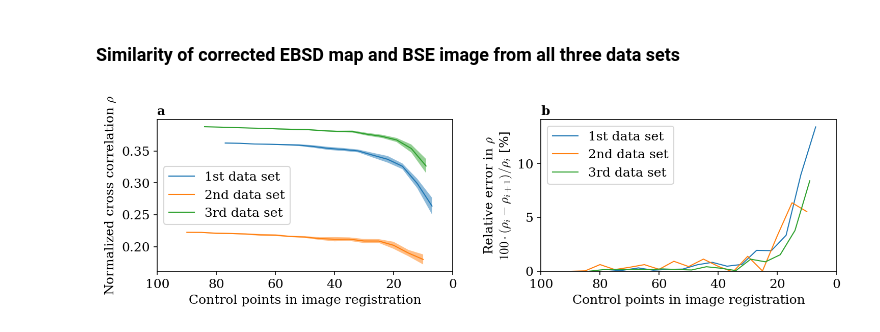
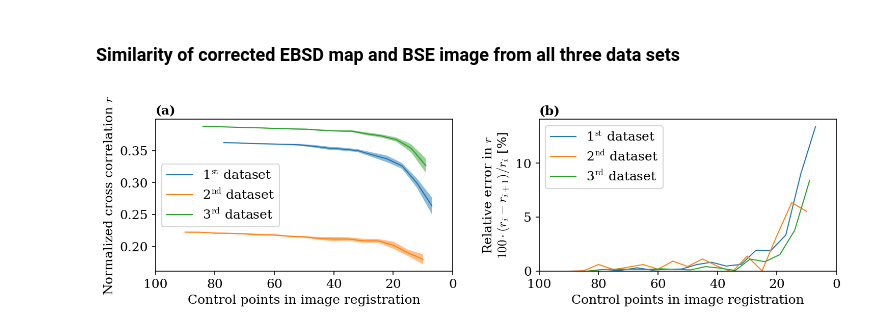
Before and after one commit to hakonanes/correlated-grains-particles-workflow, a Jupyter notebook: notebooks/image_registration.ipynb, the cells around one changed output. Drawn from its saved outputs; the diff is of its cells as text; code cells hidden in the pictures.

Commit message:
Simplify parts of notebooks, rename data to cps
Signed-off-by: Håkon Wiik Ånes <hwaanes@gmail.com>

```diff
--- a/notebooks/image_registration.ipynb
+++ b/notebooks/image_registration.ipynb
@@ -28,7 +28,7 @@ from tqdm import trange
 
 
 # Directories
-dset_no = 3
+dset_no = 1
 dir_data = "/home/hakon/phd/data/p/prover/300c"
 dir_sample = os.path.join(dir_data, str(dset_no))
 dir_bse = os.path.join(dir_sample, "bse")
@@ -640,43 +640,43 @@ for i in range(1, 4):
 # %%
 n_trials = ncc_scores_all[0].shape[1]
 
-labels = ["1st", "2nd", "3rd"]
+labels = ["1$^{\mathrm{st}}$", "2$^{\mathrm{nd}}$", "3$^{\mathrm{rd}}$"]
 
 fig, ax = plt.subplots(ncols=2, figsize=(10, 3))
 for i in range(3):
-    label_i = f"{labels[i]} data set"
+    label_i = f"{labels[i]} dataset"
     n_cps_used_i = n_cps[i + 1] - n_cps_kept[i]
     ncc_scores_mean_i = ncc_scores_all[i].mean(axis=1)
     conf_int_i = 1.96 * ncc_scores_all[i].std(axis=1) / np.sqrt(n_trials)
     ax[0].plot(n_cps_used_i, ncc_scores_mean_i, label=label_i)
     ax[0].fill_between(
         n_cps_used_i, y1=ncc_scores_mean_i - conf_int_i,
         y2=ncc_scores_mean_i + conf_int_i,
         alpha=0.5
     )
 
     ncc_diff_i = np.append(np.diff(ncc_scores_mean_i[::-1]), 0)[::-1]
     ncc_diff_rel_i = 100 * ncc_diff_i / ncc_scores_mean_i
     ax[1].plot(n_cps_used_i, ncc_diff_rel_i, label=label_i)
 
 ax[0].invert_xaxis()
 ax[1].invert_xaxis()
 ax[0].set_xlim(100, 0)
 ax[1].set_xlim(100, 0)
 ax[1].set_ylim(0)
 ax[0].set_xlabel("Control points in image registration")
 ax[1].set_xlabel("Control points in image registration")
-ax[0].set_ylabel(r"Normalized cross correlation $\rho$")
-ax[1].set_ylabel(r"Relative error in $\rho$" + "\n" + r"$100 \cdot (\rho_i - \rho_{i + 1}) / \rho_i$ [%]")
-ax[0].text(0, 1.03, "a", fontweight="bold", transform=ax[0].transAxes)
-ax[1].text(0, 1.03, "b", fontweight="bold", transform=ax[1].transAxes)
+ax[0].set_ylabel(r"Normalized cross correlation $r$")
+ax[1].set_ylabel(r"Relative error in $r$" + "\n" + r"$100 \cdot (r_i - r_{i + 1}) / r_i$ [%]")
+ax[0].text(0, 1.03, "(a)", fontweight="bold", transform=ax[0].transAxes)
+ax[1].text(0, 1.03, "(b)", fontweight="bold", transform=ax[1].transAxes)
 ax[0].legend()
 ax[1].legend()
 fig.tight_layout()
 
 fig.savefig(
     os.path.join(dir_suppl, "registration_similarity", "registration_similarity.pdf"),
     **savefig_kw
 )
 # %% [output]
-[figure, old version]
+[figure, new version]
```
Also changed, not shown: parts of 9 cells of this notebook, 4 other files.
